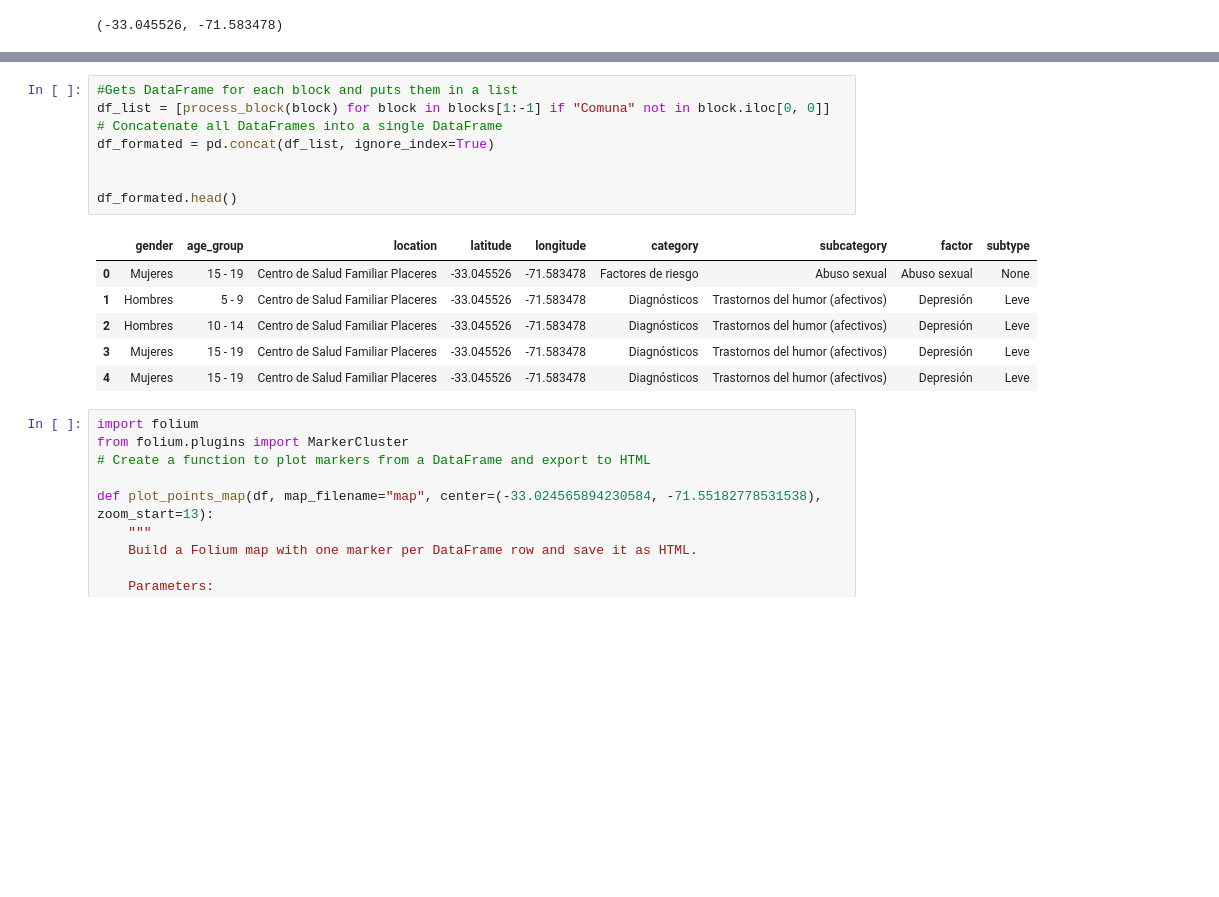
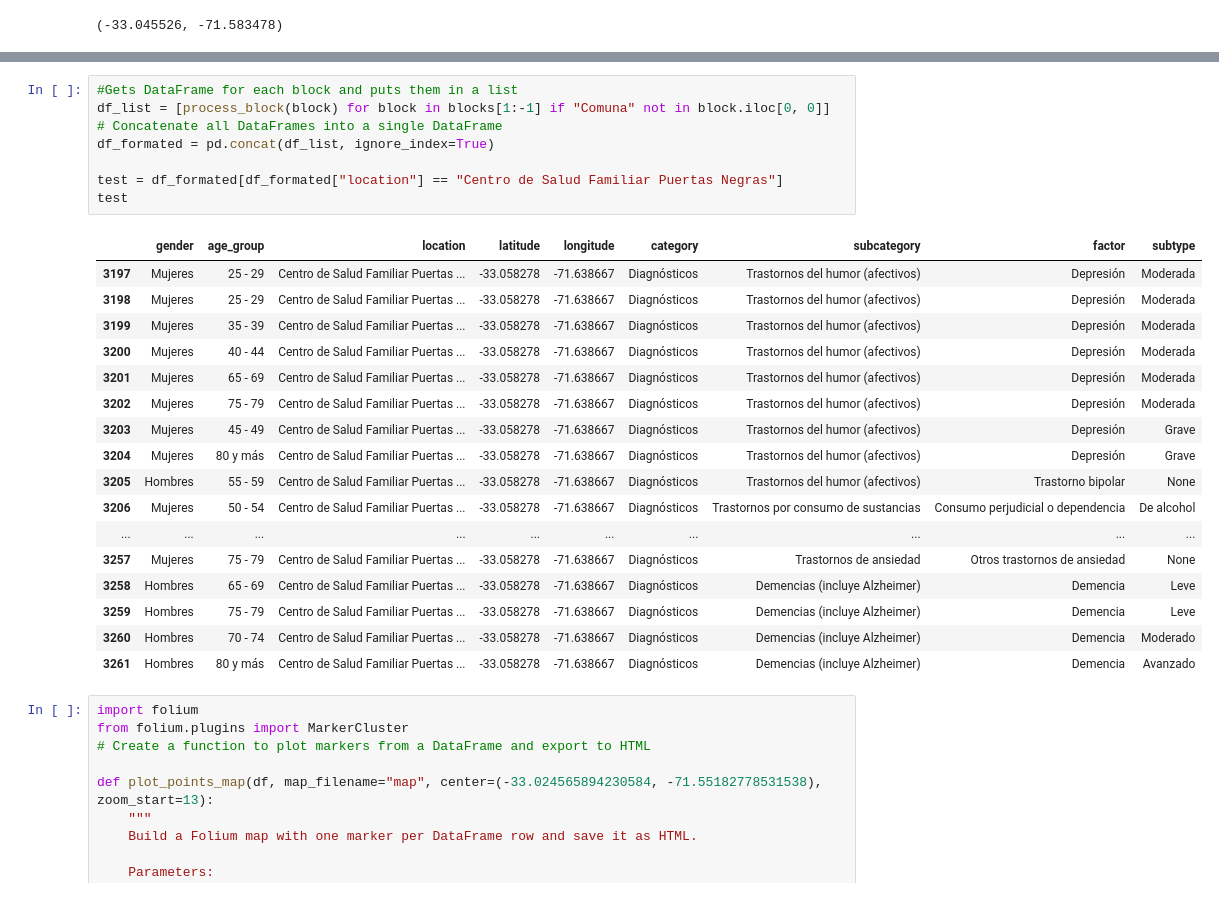
Before and after one commit to Sk1920001/parser-rem, a Jupyter notebook: main.ipynb, the cells around one changed output, grey strips where cells are left out. Saved outputs shown, nothing was run; the diff lists cells and outputs as text; blank space fills up the shorter version.

```diff
--- a/main.ipynb
+++ b/main.ipynb
@@ -160,18 +281,29 @@ def process_block(df_block):
 # %%
 #Gets DataFrame for each block and puts them in a list
 df_list = [process_block(block) for block in blocks[1:-1] if "Comuna" not in block.iloc[0, 0]]
 # Concatenate all DataFrames into a single DataFrame
 df_formated = pd.concat(df_list, ignore_index=True)
 
-
-df_formated.head()
+test = df_formated[df_formated["location"] == "Centro de Salud Familiar Puertas Negras"]
+test
 # %% [output]
 |  | gender | age_group | location | latitude | longitude | category | subcategory | factor | subtype |
-| 0 | Mujeres | 15 - 19 | Centro de Salud Familiar Placeres | -33.045526 | -71.583478 | Factores de riesgo | Abuso sexual | Abuso sexual | None |
-| 1 | Hombres | 5 - 9 | Centro de Salud Familiar Placeres | -33.045526 | -71.583478 | Diagnósticos | Trastornos del humor (afectivos) | Depresión | Leve |
-| 2 | Hombres | 10 - 14 | Centro de Salud Familiar Placeres | -33.045526 | -71.583478 | Diagnósticos | Trastornos del humor (afectivos) | Depresión | Leve |
-| 3 | Mujeres | 15 - 19 | Centro de Salud Familiar Placeres | -33.045526 | -71.583478 | Diagnósticos | Trastornos del humor (afectivos) | Depresión | Leve |
-| 4 | Mujeres | 15 - 19 | Centro de Salud Familiar Placeres | -33.045526 | -71.583478 | Diagnósticos | Trastornos del humor (afectivos) | Depresión | Leve |
+| 3197 | Mujeres | 25 - 29 | Centro de Salud Familiar Puertas ... | -33.058278 | -71.638667 | Diagnósticos | Trastornos del humor (afectivos) | Depresión | Moderada |
+| 3198 | Mujeres | 25 - 29 | Centro de Salud Familiar Puertas ... | -33.058278 | -71.638667 | Diagnósticos | Trastornos del humor (afectivos) | Depresión | Moderada |
+| 3199 | Mujeres | 35 - 39 | Centro de Salud Familiar Puertas ... | -33.058278 | -71.638667 | Diagnósticos | Trastornos del humor (afectivos) | Depresión | Moderada |
+| 3200 | Mujeres | 40 - 44 | Centro de Salud Familiar Puertas ... | -33.058278 | -71.638667 | Diagnósticos | Trastornos del humor (afectivos) | Depresión | Moderada |
+| 3201 | Mujeres | 65 - 69 | Centro de Salud Familiar Puertas ... | -33.058278 | -71.638667 | Diagnósticos | Trastornos del humor (afectivos) | Depresión | Moderada |
+| 3202 | Mujeres | 75 - 79 | Centro de Salud Familiar Puertas ... | -33.058278 | -71.638667 | Diagnósticos | Trastornos del humor (afectivos) | Depresión | Moderada |
+| 3203 | Mujeres | 45 - 49 | Centro de Salud Familiar Puertas ... | -33.058278 | -71.638667 | Diagnósticos | Trastornos del humor (afectivos) | Depresión | Grave |
+| 3204 | Mujeres | 80 y más | Centro de Salud Familiar Puertas ... | -33.058278 | -71.638667 | Diagnósticos | Trastornos del humor (afectivos) | Depresión | Grave |
+| 3205 | Hombres | 55 - 59 | Centro de Salud Familiar Puertas ... | -33.058278 | -71.638667 | Diagnósticos | Trastornos del humor (afectivos) | Trastorno bipolar | None |
+| 3206 | Mujeres | 50 - 54 | Centro de Salud Familiar Puertas ... | -33.058278 | -71.638667 | Diagnósticos | Trastornos por consumo de sustancias | Consumo perjudicial o dependencia | De alcohol |
+| ... | ... | ... | ... | ... | ... | ... | ... | ... | ... |
+| 3257 | Mujeres | 75 - 79 | Centro de Salud Familiar Puertas ... | -33.058278 | -71.638667 | Diagnósticos | Trastornos de ansiedad | Otros trastornos de ansiedad | None |
+| 3258 | Hombres | 65 - 69 | Centro de Salud Familiar Puertas ... | -33.058278 | -71.638667 | Diagnósticos | Demencias (incluye Alzheimer) | Demencia | Leve |
+| 3259 | Hombres | 75 - 79 | Centro de Salud Familiar Puertas ... | -33.058278 | -71.638667 | Diagnósticos | Demencias (incluye Alzheimer) | Demencia | Leve |
+| 3260 | Hombres | 70 - 74 | Centro de Salud Familiar Puertas ... | -33.058278 | -71.638667 | Diagnósticos | Demencias (incluye Alzheimer) | Demencia | Moderado |
+| 3261 | Hombres | 80 y más | Centro de Salud Familiar Puertas ... | -33.058278 | -71.638667 | Diagnósticos | Demencias (incluye Alzheimer) | Demencia | Avanzado |
 # %%
 import folium
 from folium.plugins import MarkerCluster
```
Also changed, not shown: parts of 4 cells of this notebook, 3 other files.
